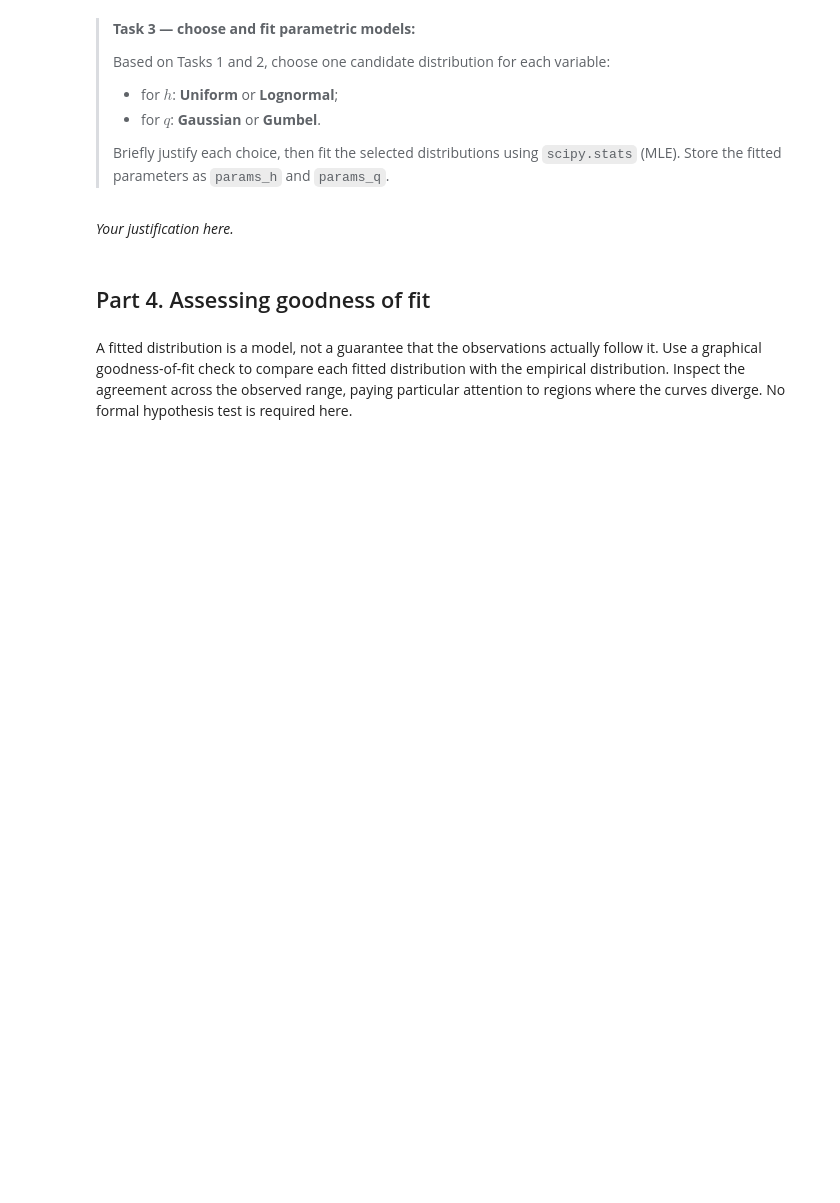
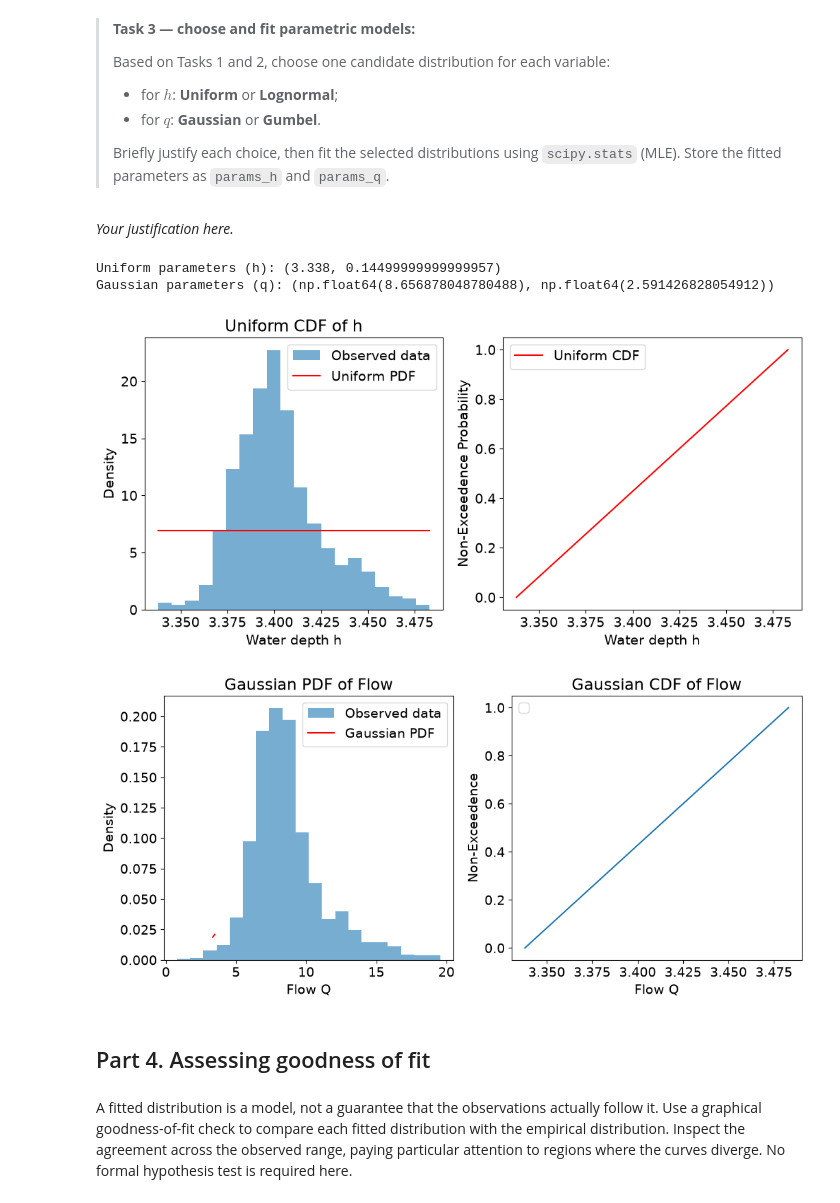
Before and after one commit to mangl308/GA1.4, a Jupyter notebook: GA_1.4.ipynb, the cells around one changed output. Drawn from its saved outputs; the diff is of its cells as text; code cells hidden in the pictures; blank space fills up the shorter version.

```diff
--- a/GA_1.4.ipynb
+++ b/GA_1.4.ipynb
@@ -143,7 +180,76 @@ def ecdf(var):
 # %% [markdown]
 *Your justification here.*
 # %%
-### YOUR CODE HERE
+# ========================================== #
+
+from scipy.stats import uniform, norm
+
+# Fit uniform distribution to water level h
+params_h = uniform.fit(h)
+
+# Fit Gumbel distribution to flow q
+params_q = norm.fit(q)
+
+print("Uniform parameters (h):", params_h)
+print("Gaussian parameters (q):", params_q)
+
+# Uniform Distribution for Water Level
+x_h = np.linspace(min(h), max(h), 1000)
+pdf_h = stats.uniform.pdf(x_h, *params_h)
+cdf_h = stats.uniform.cdf(x_h, *params_h)
+
+fig, ax = plt.subplots(1, 2, figsize=(12, 5))
+
+ax[0].hist(h, bins=20, density=True, alpha=0.6, label="Observed data")
+ax[0].plot(x_h, pdf_h, "r-", label="Uniform PDF")
+ax[0].set_xlabel("Water depth h")
+ax[0].set_ylabel("Density")
+ax[0].set_title("Uniform PDF of h")
+ax[0].legend()
+
+ax[1].plot(x_h, cdf_h, "r-", label="Uniform CDF")
+ax[1].set_xlabel("Water depth h")
+ax[1].set_ylabel("Non-Exceedence Probability")
+ax[0].set_title("Uniform CDF of h")
+ax[1].legend()
+
+plt.show()
+
+# Hand-calculated
+a_h = 6.724403106
+b_h = 8.334834684
+def pdf_uni(a, b):
+    y = 1 / (b - a)
+    return [y, h]
+
+pdf_uni(b_h,a_h)
+
+# Gaussian Distribution for Flow
+x_q = np.linspace(min(h), max(h), 1000)
+pdf_q = stats.norm.pdf(x_q, *params_q)
+cdf_q = stats.norm.cdf(x_q, *params_q)
+
+fig, ax = plt.subplots(1, 2, figsize=(12, 5))
+
+ax[0].hist(q, bins=20, density=True, alpha=0.6, label="Observed data")
+ax[0].plot(x_q, pdf_q, "r-", label="Gaussian PDF")
+ax[0].set_xlabel("Flow Q")
+ax[0].set_ylabel("Density")
+ax[0].set_title("Gaussian PDF of Flow")
+ax[0].legend()
+
+ax[1].plot(x_q, cdf_h)
+ax[1].set_xlabel("Flow Q")
+ax[1].set_ylabel("Non-Exceedence")
+ax[1].set_title("Gaussian CDF of Flow")
+ax[1].legend()
+
+plt.show()
+# %% [output]
+Uniform parameters (h): (3.338, 0.14499999999999957)
+Gaussian parameters (q): (np.float64(8.656878048780488), np.float64(2.591426828054912))
+[figure, added]
+[figure, added]
 # %% [markdown]
 ## Part 4. Assessing goodness of fit
 # %% [markdown]
```
Also changed, not shown: parts of 5 cells of this notebook.
